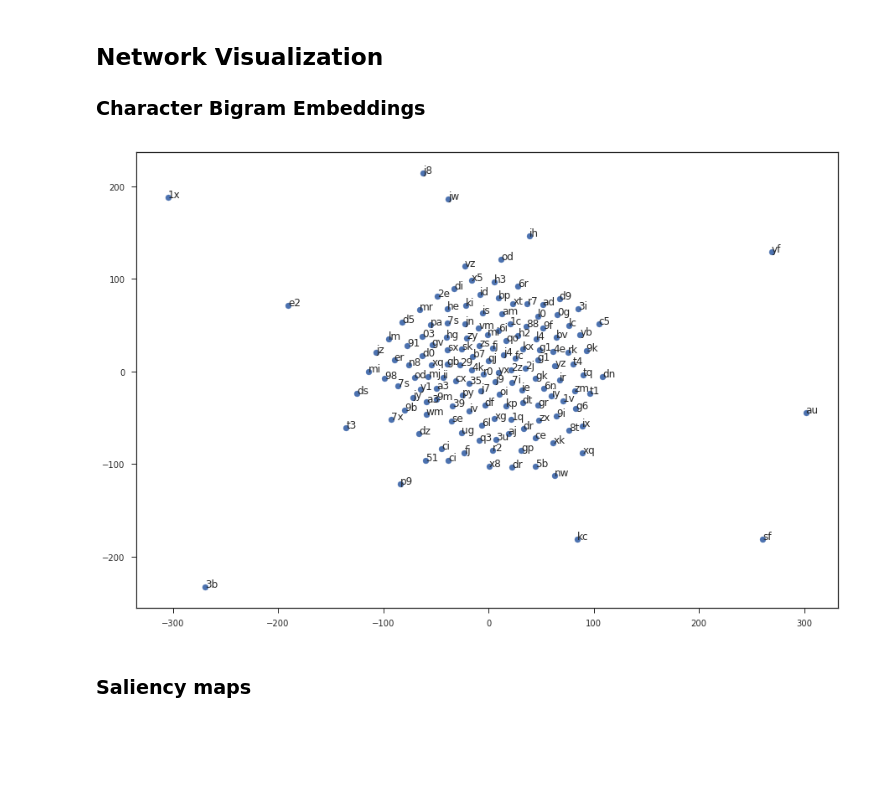
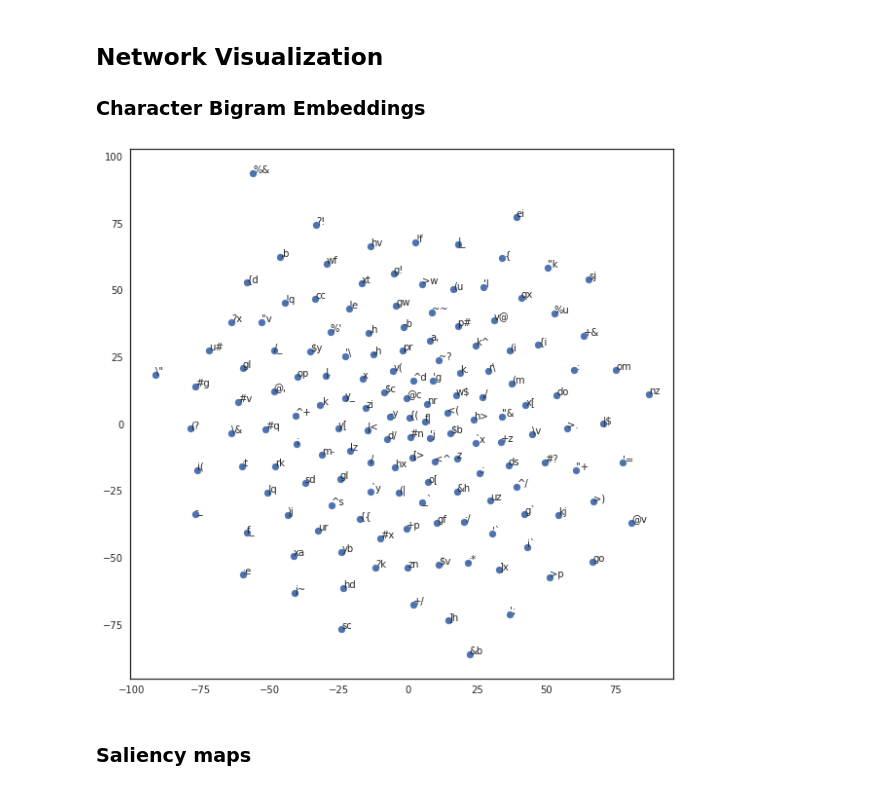
Before and after one commit to loongchh/native-language-cnn, a Jupyter notebook: Evaluate.ipynb, the cells around one changed output. Drawn from its saved outputs; the diff is of its cells as text; code cells hidden in the pictures; blank space fills up the shorter version.

Commit message:
Final combined SVM model evaluation

```diff
--- a/Evaluate.ipynb
+++ b/Evaluate.ipynb
@@ -52,16 +59,20 @@ print(len(dev_label))
 1100
 # %% [markdown]
 ### Restore model from state
-# %%
-model_state_file = "model/2017-06-02-125700/model-state-0050.pkl"
-
-max_len = 600
-embed_dim = 500
-channel = 500
 # %%
+model_state_file0 = "model/2017-06-05-213530/model-state-0050.pkl"
+model_state_file1 = "model/2017-06-05-213530/model-state-0045.pkl"
+model_state_file2 = "model/2017-06-05-213530/model-state-0040.pkl"
+model_state_file3 = "model/2017-06-05-213530/model-state-0035.pkl"
+model_state_file4 = "model/2017-06-05-213530/model-state-0030.pkl"
+
+max_len = 600
+embed_dim = 500
+channel = 500
+
 def restore_model(model_state_file, max_len, embed_dim, channel):
     nlcnn_model = NativeLanguageCNN(n_features, embed_dim, 0, channel, n_lang)
-    map_location = {'cuda:0':'cpu'}
+    map_location = {'cuda:0':'cpu'}  # move CUDA variables to CPU
     nlcnn_model.load_state_dict(torch.load(model_state_file, map_location={'cuda:0':'cpu'}))
     nlcnn_model.eval()
     return nlcnn_model
@@ -70,3 +79,10 @@ nlcnn_model = restore_model(model_state_file, max_len, embed_dim, channel)
+# %%
+# Restore model from saved model state
+nlcnn_model0 = restore_model(model_state_file0, max_len, embed_dim, channel)
+nlcnn_model1 = restore_model(model_state_file1, max_len, embed_dim, channel)
+nlcnn_model2 = restore_model(model_state_file2, max_len, embed_dim, channel)
+nlcnn_model3 = restore_model(model_state_file3, max_len, embed_dim, channel)
+nlcnn_model4 = restore_model(model_state_file4, max_len, embed_dim, channel)
 # %% [markdown]
 ## Model evaluation
 
@@ -106,7 +151,7 @@ def plot_embeddings(wv, vocab):
 #     np.set_printoptions(suppress=True)
     Y = tsne.fit_transform(wv)
 
-    plt.figure(figsize=(15, 10))
+    plt.figure(figsize=(10, 10))
     plt.scatter(Y[:, 0], Y[:, 1])
     for label, x, y in zip(vocab, Y[:, 0], Y[:, 1]):
         plt.annotate(label, xy=(x, y), xytext=(0, 0), textcoords='offset points')
@@ -114,13 +159,13 @@ def plot_embeddings(wv, vocab):
 # %%
 with open(join(feature_dir, 'dict.pkl'), 'rb') as fpkl:
     (feature_dict, feature_rev_dict) = pickle.load(fpkl)
 
-embeddings = nlcnn_model.embed.weight.data.cpu().numpy()
+embeddings = nlcnn_model0.embed.weight.data.cpu().numpy()
 indices = np.random.choice(embeddings.shape[0] - 1, 150)
 bigrams = [''.join(feature_dict[i]) for i in indices]
 plot_embeddings(embeddings[indices], bigrams)
 # %% [output]
-[figure, old version]
+[figure, new version]
 # %% [markdown]
 ### Saliency maps
 # %%
```
Also changed, not shown: parts of 30 cells of this notebook.
